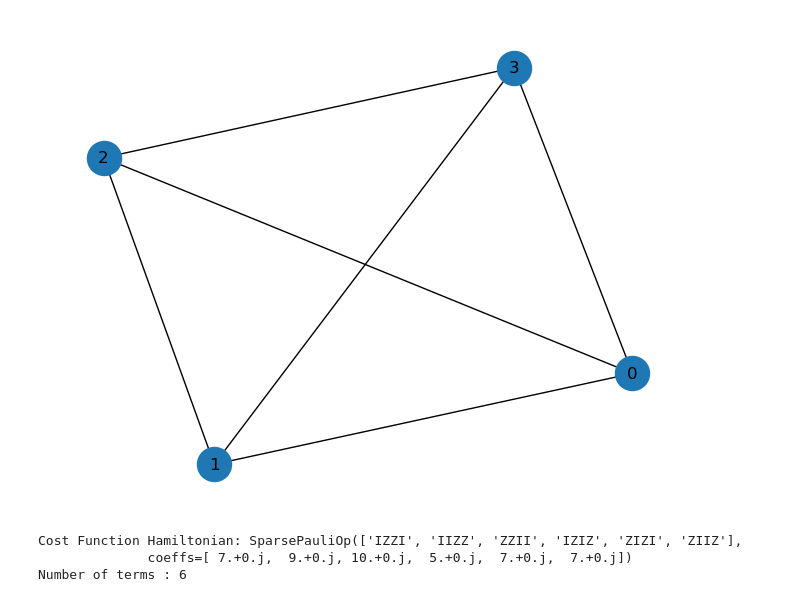
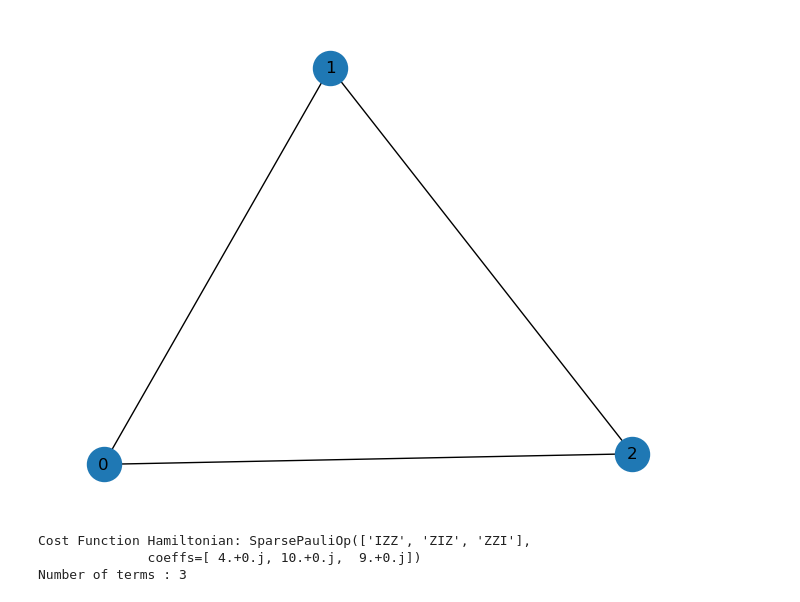
Before and after one commit to d-bharadwaj/SPIQ, a Jupyter notebook: testing_scripts/maxcut_qaoa.ipynb, the cells around one changed output. Cells and saved outputs as stored; diff of their text form; code cells hidden in the pictures.

Commit message:
misc: update notebooks and plots

```diff
--- a/testing_scripts/maxcut_qaoa.ipynb
+++ b/testing_scripts/maxcut_qaoa.ipynb
@@ -21,16 +21,16 @@ from clapton.circuit_manipulation import transform_to_allowed_gates,qiskit_to_st
 import graphs_utils
 from testing_scripts.qaoa_utils import QAOASolver
 # %%
-n = 4
+n = 3
 k=3
 
-G = graphs_utils.generate_k_regular_graph(num_vertices=n, k=k, weighted=True,seed=3)
+G = graphs_utils.generate_random_complete_graph(num_vertices=n, weighted=True,seed=3)
 # G=graphs_utils.generate_random_complete_graph(num_vertices=n, weighted=True, seed=2)
 # G = graphs_utils.generate_random_ego_graph(num_nodes=n,weighted=True,seed=2)
 # G = graphs_utils.generate_random_erdos_renyi_graph(num_nodes=n,probability=0.4,weighted=True,seed=4)
 draw_graph(G, node_size=600, with_labels=True)
 # %% [output]
-[figure, old version]
+[figure, new version]
 # %%
 # Optimal Maxcut Calculation
 # optimal_max_cut_val = graphs_utils.compute_optimal_max_cut(G)
@@ -43,9 +43,9 @@ cost_hamiltonian = SparsePauliOp.from_list(max_cut_paulis)
 print("Cost Function Hamiltonian:", cost_hamiltonian)
 print(f"Number of terms : {len(cost_hamiltonian)}")
 # %% [output]
-Cost Function Hamiltonian: SparsePauliOp(['IZZI', 'IIZZ', 'ZZII', 'IZIZ', 'ZIZI', 'ZIIZ'],
-              coeffs=[ 7.+0.j,  9.+0.j, 10.+0.j,  5.+0.j,  7.+0.j,  7.+0.j])
-Number of terms : 6
+Cost Function Hamiltonian: SparsePauliOp(['IZZ', 'ZIZ', 'ZZI'],
+              coeffs=[ 4.+0.j, 10.+0.j,  9.+0.j])
+Number of terms : 3
 # %%
 reps = 2
 circuit = QAOAAnsatz(cost_operator=cost_hamiltonian, reps=reps)
```
Also changed, not shown: parts of 15 cells of this notebook, 8 other files.
